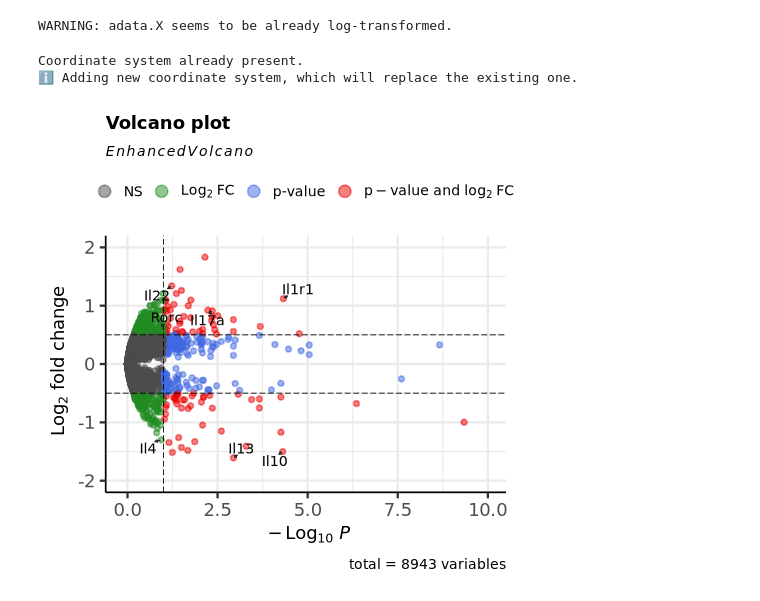
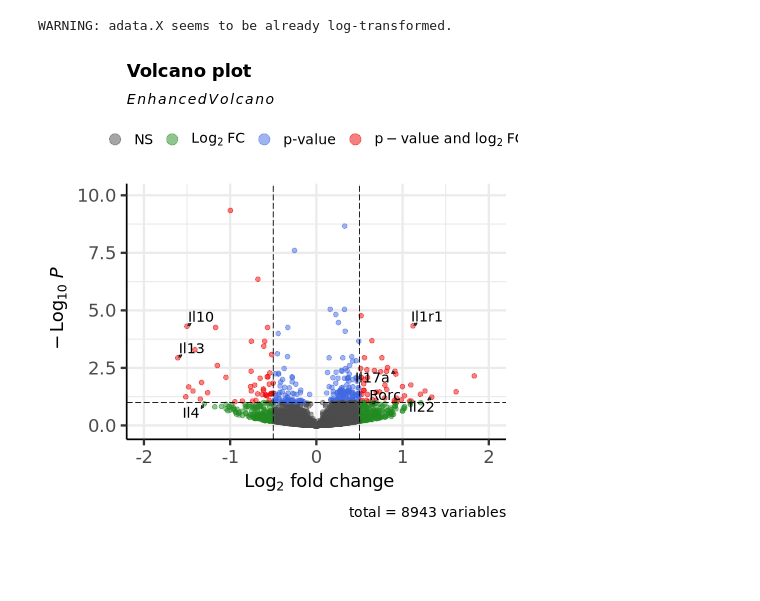
Before and after one commit to snehamitra/CRC_Treg_manuscript, a Jupyter notebook: figure_5.ipynb, the cells around one changed output. Cells and saved outputs as stored; diff of their text form; code cells hidden in the pictures; blank space fills up the shorter version.

```diff
--- a/figure_5.ipynb
+++ b/figure_5.ipynb
@@ -17,8 +16,8 @@ adata = sc.read_h5ad('./data/scrna_il10_dep_tumor_T.h5ad')
 # %%
 adat_dge = adata.raw.to_adata()
 adat_dge.obs['sample_celltype'] = [r['sample'] + '_' + r['celltype'] for i,r in adat_dge.obs.iterrows()]
-adat_dge = adat_dge[adat_dge.obs['celltype'].isin(['PD1+ CD4', 'Helios+ Treg', 'Mucosal Th1',
-                                                                            'Th17 CD4', 'pTreg', 'Tfh like'])].copy()
+adat_dge = adat_dge[adat_dge.obs['celltype'].isin(['PD1+ Th1', 'IL10- Treg', 'Th1',
+                                                                            'Th17', 'IL10+ Treg', 'Tfh'])].copy()
 sc.pp.normalize_total(adat_dge, target_sum=1e4)
 sc.pp.log1p(adat_dge)
 sc.pp.filter_genes(adat_dge, min_cells=50)
@@ -37,17 +36,15 @@ diff_genes_tumor_t = diff_genes_tumor_t[~diff_genes_tumor_t.names.str.startswith
 # %%
 %%R -i diff_genes_tumor_t
 
 p1 <- EnhancedVolcano(diff_genes_tumor_t,
     lab = diff_genes_tumor_t$names,
     x = 'logfoldchanges',
     y = 'pvals_adj',
     pCutoff = 0.1,
     FCcutoff = 0.5, xlim=c(-2, 2), ylim=c(-0.1, 10), selectLab=c('Il17a', 'Il22', 'Il10', 'Rorc',
                                                                 'Il13', 'Il4', 'Il1r1'),
-    drawConnectors=TRUE) + coord_flip()
+    drawConnectors=TRUE) #+ coord_flip()
 
 print(p1)
 # %% [output]
-Coordinate system already present.
-ℹ Adding new coordinate system, which will replace the existing one.
-[figure, old version]
+[figure, new version]
```
Also changed, not shown: parts of 1 cell of this notebook, 9 other files.
